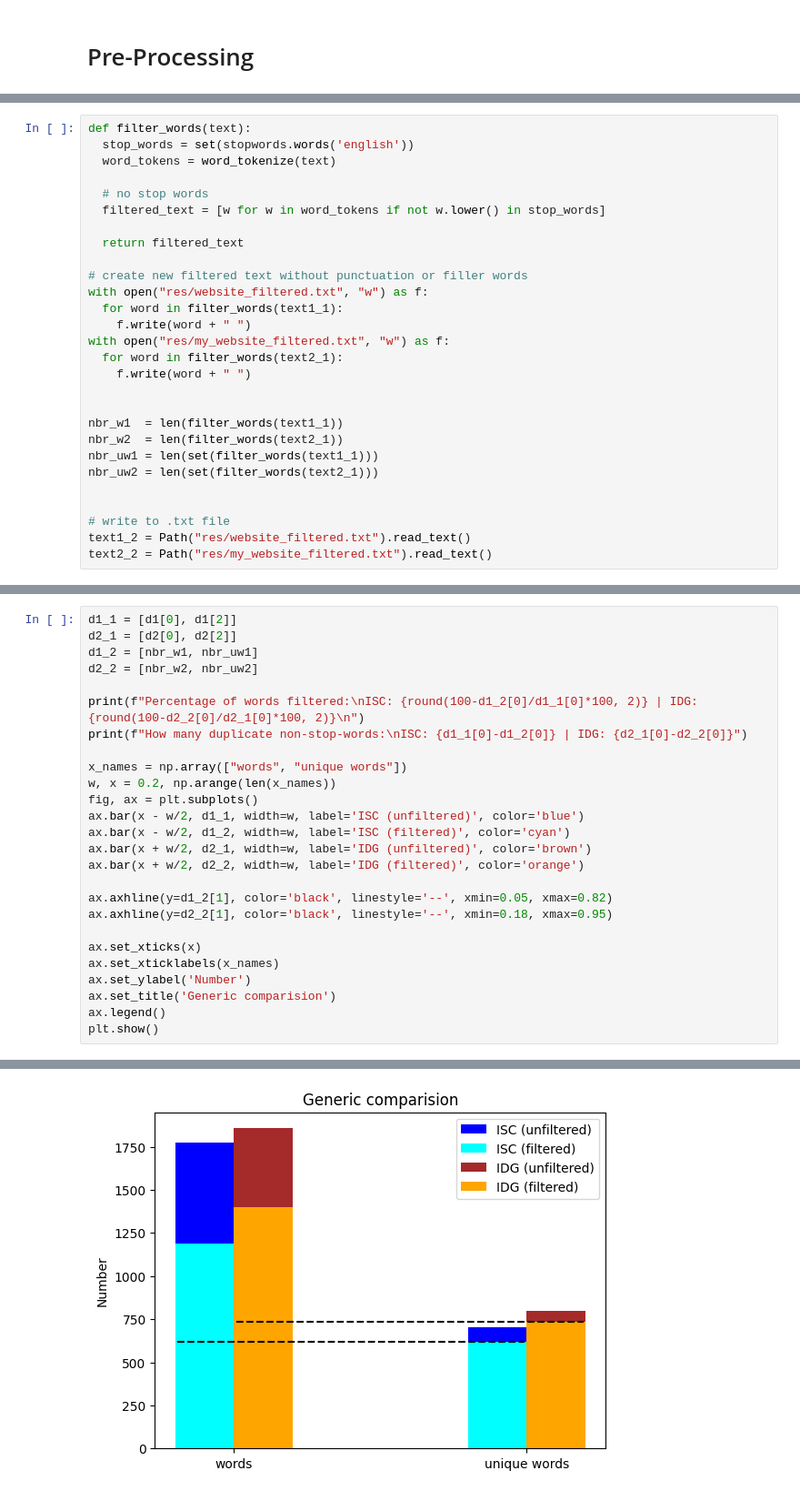
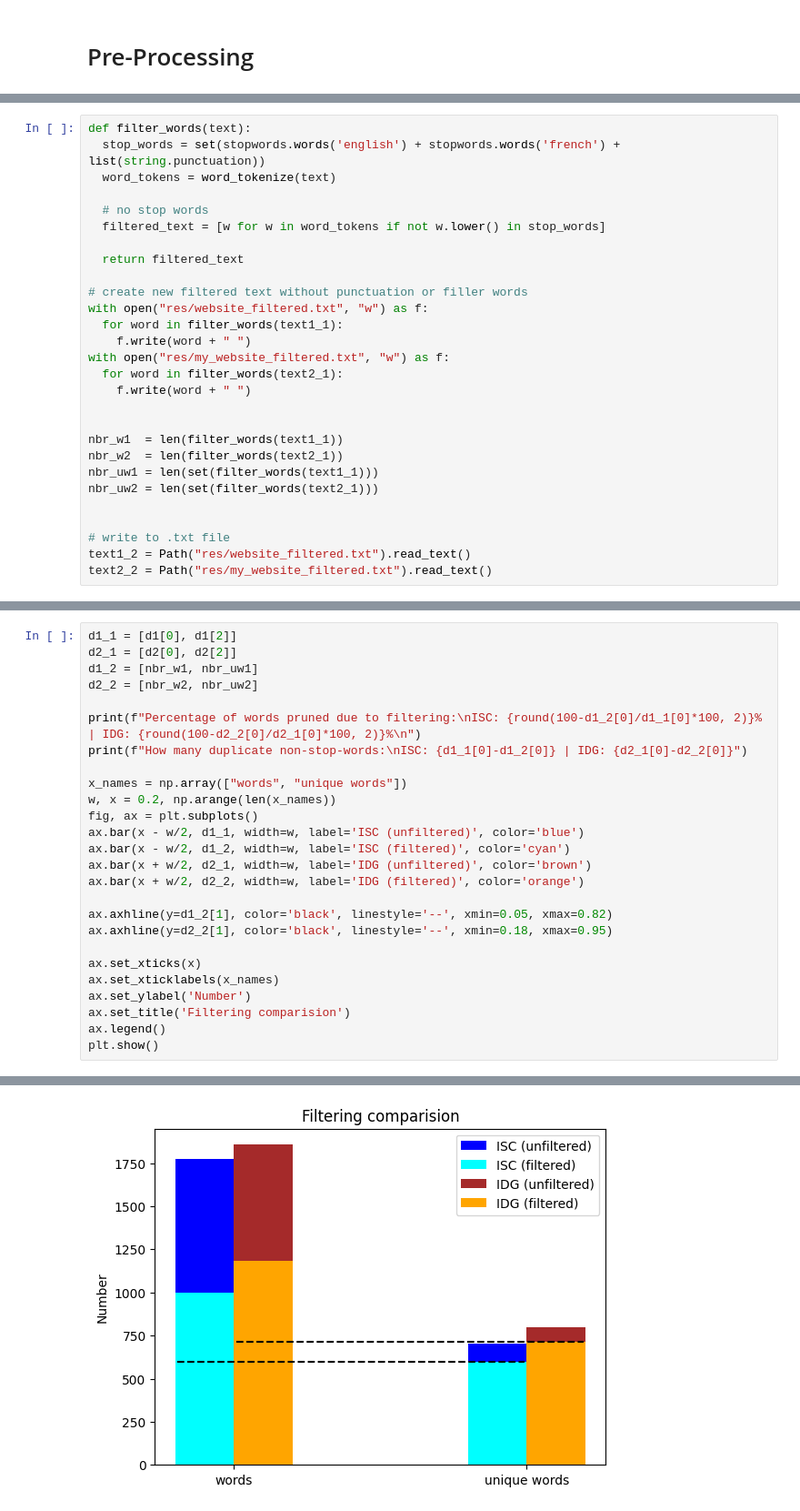
Before and after one commit to zedbros/Data_Processing, a Jupyter notebook: TextProcessing/project.ipynb, the cells around one changed output, grey strips where cells are left out. Shown at 91% size. Cells and saved outputs as stored; diff of their text form.

```diff
--- a/TextProcessing/project.ipynb
+++ b/TextProcessing/project.ipynb
@@ -96,6 +109,6 @@ The removal of punctiation is also necessary for the same reasons.
 # %%
 def filter_words(text):
-  stop_words = set(stopwords.words('english'))
+  stop_words = set(stopwords.words('english') + stopwords.words('french') + list(string.punctuation))
   word_tokens = word_tokenize(text)
 
   # no stop words
@@ -127,7 +142,7 @@ d2_1 = [d2[0], d2[2]]
 d1_2 = [nbr_w1, nbr_uw1]
 d2_2 = [nbr_w2, nbr_uw2]
 
-print(f"Percentage of words filtered:\nISC: {round(100-d1_2[0]/d1_1[0]*100, 2)} | IDG: {round(100-d2_2[0]/d2_1[0]*100, 2)}\n")
+print(f"Percentage of words pruned due to filtering:\nISC: {round(100-d1_2[0]/d1_1[0]*100, 2)}% | IDG: {round(100-d2_2[0]/d2_1[0]*100, 2)}%\n")
 print(f"How many duplicate non-stop-words:\nISC: {d1_1[0]-d1_2[0]} | IDG: {d2_1[0]-d2_2[0]}")
 
 x_names = np.array(["words", "unique words"])
@@ -144,7 +159,7 @@ ax.axhline(y=d2_2[1], color='black', linestyle='--', xmin=0.18, xmax=0.95)
 ax.set_xticks(x)
 ax.set_xticklabels(x_names)
 ax.set_ylabel('Number')
-ax.set_title('Generic comparision')
+ax.set_title('Filtering comparision')
 ax.legend()
 plt.show()
 # %% [output]
@@ -156,2 +171,2 @@ ISC: 584 | IDG: 455
-[figure, old version]
+[figure, new version]
 # %% [markdown]
```
Also changed, not shown: parts of 17 cells of this notebook, 4 other files.
